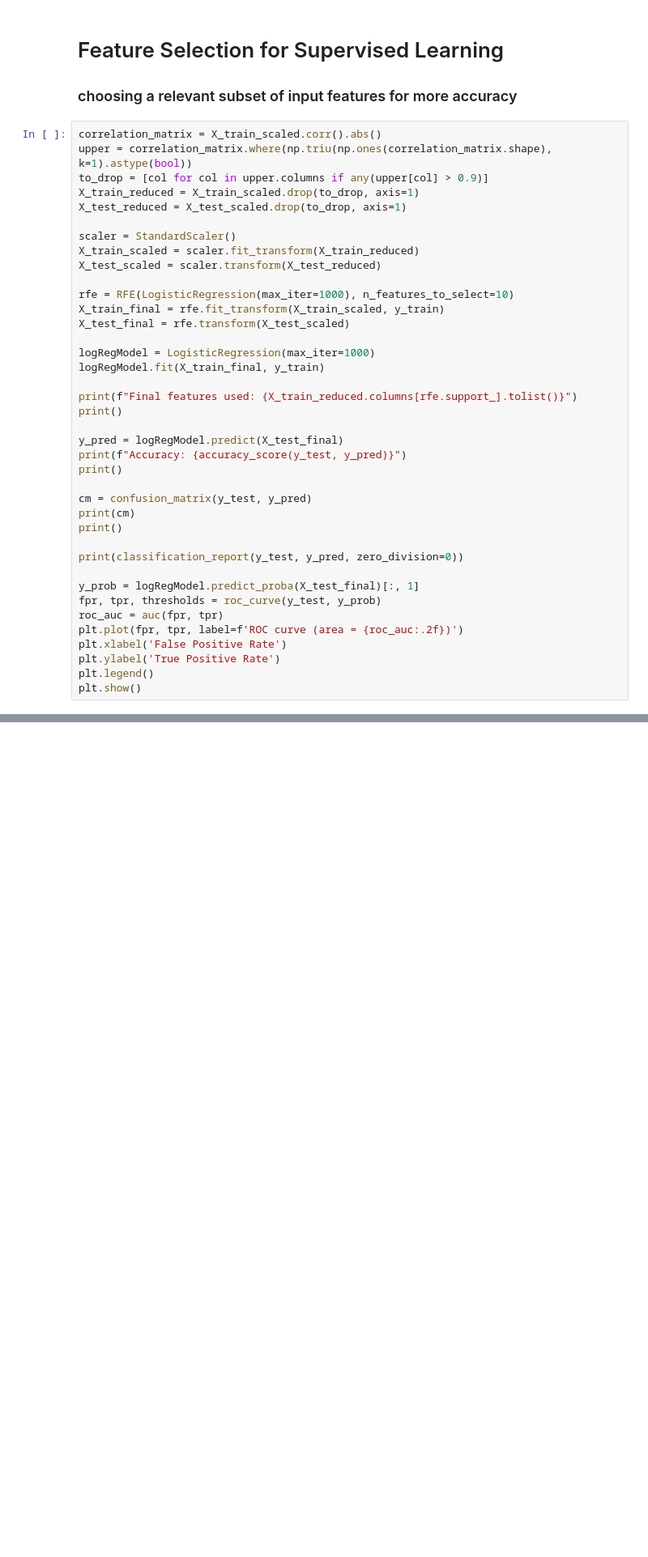
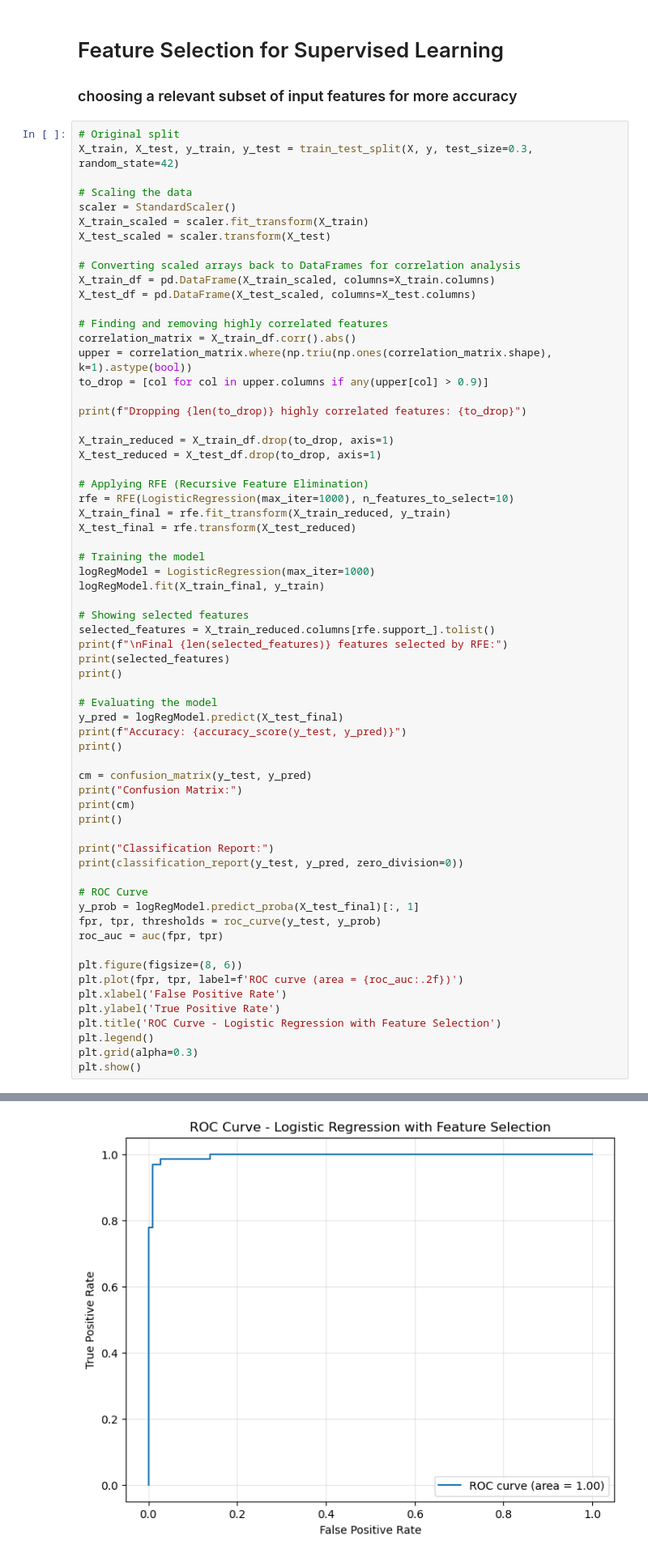
Before and after one commit to kross80300/Data_Analytics_Fall2025_TermProject, a Jupyter notebook: term_project.ipynb, the cells around one changed output, grey strips where cells are left out. Shown at 81% size. Cells and saved outputs as stored; diff of their text form; blank space fills up the shorter version.

Commit message:
fixed feature selection

```diff
--- a/term_project.ipynb
+++ b/term_project.ipynb
@@ -387,42 +387,67 @@ plt.show()
 # Feature Selection for Supervised Learning
 ### choosing a relevant subset of input features for more accuracy
 # %%
-correlation_matrix = X_train_scaled.corr().abs()
+# Original split
+X_train, X_test, y_train, y_test = train_test_split(X, y, test_size=0.3, random_state=42)
+
+# Scaling the data
+scaler = StandardScaler()
+X_train_scaled = scaler.fit_transform(X_train)
+X_test_scaled = scaler.transform(X_test)
+
+# Converting scaled arrays back to DataFrames for correlation analysis
+X_train_df = pd.DataFrame(X_train_scaled, columns=X_train.columns)
+X_test_df = pd.DataFrame(X_test_scaled, columns=X_test.columns)
+
+# Finding and removing highly correlated features
+correlation_matrix = X_train_df.corr().abs()
 upper = correlation_matrix.where(np.triu(np.ones(correlation_matrix.shape), k=1).astype(bool))
 to_drop = [col for col in upper.columns if any(upper[col] > 0.9)]
-X_train_reduced = X_train_scaled.drop(to_drop, axis=1)
-X_test_reduced = X_test_scaled.drop(to_drop, axis=1)
 
-scaler = StandardScaler()
-X_train_scaled = scaler.fit_transform(X_train_reduced)
-X_test_scaled = scaler.transform(X_test_reduced)
+print(f"Dropping {len(to_drop)} highly correlated features: {to_drop}")
 
+X_train_reduced = X_train_df.drop(to_drop, axis=1)
+X_test_reduced = X_test_df.drop(to_drop, axis=1)
+
+# Applying RFE (Recursive Feature Elimination)
 rfe = RFE(LogisticRegression(max_iter=1000), n_features_to_select=10)
-X_train_final = rfe.fit_transform(X_train_scaled, y_train)
-X_test_final = rfe.transform(X_test_scaled)
+X_train_final = rfe.fit_transform(X_train_reduced, y_train)
+X_test_final = rfe.transform(X_test_reduced)
 
+# Training the model
 logRegModel = LogisticRegression(max_iter=1000)
 logRegModel.fit(X_train_final, y_train)
 
-print(f"Final features used: {X_train_reduced.columns[rfe.support_].tolist()}")
+# Showing selected features
+selected_features = X_train_reduced.columns[rfe.support_].tolist()
+print(f"\nFinal {len(selected_features)} features selected by RFE:")
+print(selected_features)
 print()
 
+# Evaluating the model
 y_pred = logRegModel.predict(X_test_final)
 print(f"Accuracy: {accuracy_score(y_test, y_pred)}")
 print()
 
 cm = confusion_matrix(y_test, y_pred)
+print("Confusion Matrix:")
 print(cm)
 print()
 
+print("Classification Report:")
 print(classification_report(y_test, y_pred, zero_division=0))
 
+# ROC Curve
 y_prob = logRegModel.predict_proba(X_test_final)[:, 1]
 fpr, tpr, thresholds = roc_curve(y_test, y_prob)
 roc_auc = auc(fpr, tpr)
+
+plt.figure(figsize=(8, 6))
 plt.plot(fpr, tpr, label=f'ROC curve (area = {roc_auc:.2f})')
 plt.xlabel('False Positive Rate')
 plt.ylabel('True Positive Rate')
+plt.title('ROC Curve - Logistic Regression with Feature Selection')
 plt.legend()
+plt.grid(alpha=0.3)
 plt.show()
 # %% [output]
@@ -429,0 +474 @@ NameError: name 'X_train' is not defined
+[figure, added]
```
Also changed, not shown: parts of 1 cell of this notebook.
